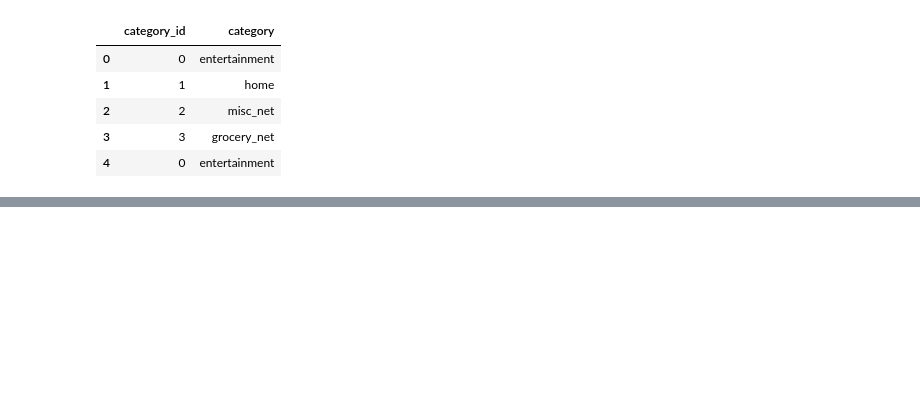
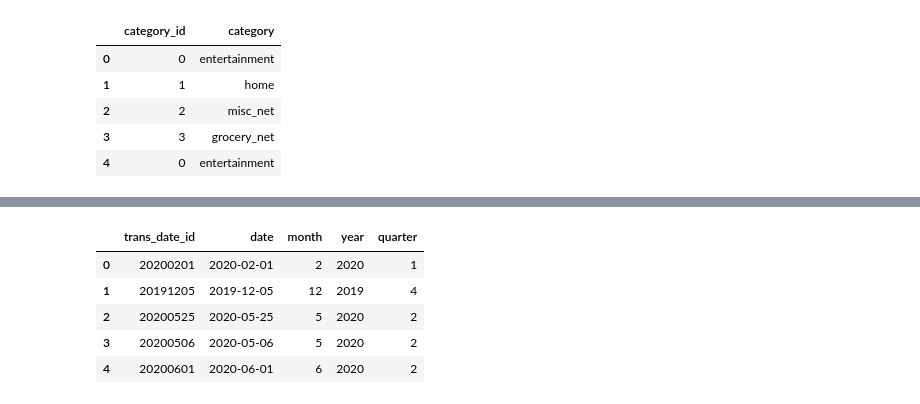
Before and after one commit to DCajiao/Credit-Card-Transaction-ETL-Project, a Jupyter notebook: notebooks/02_dimensional_model.ipynb, the cells around one changed output, grey strips where cells are left out. Drawn from its saved outputs; the diff is of its cells as text; code cells hidden in the pictures; blank space fills up the shorter version.

```diff
--- a/notebooks/02_dimensional_model.ipynb
+++ b/notebooks/02_dimensional_model.ipynb
@@ -199,0 +200,10 @@ location_dim.head()
+# %%
+date_dim = df_sample[['trans_date_id','date','month','year','quarter']]
+date_dim.head()
+# %% [output]
+|  | trans_date_id | date | month | year | quarter |
+| 0 | 20200201 | 2020-02-01 | 2 | 2020 | 1 |
+| 1 | 20191205 | 2019-12-05 | 12 | 2019 | 4 |
+| 2 | 20200525 | 2020-05-25 | 5 | 2020 | 2 |
+| 3 | 20200506 | 2020-05-06 | 5 | 2020 | 2 |
+| 4 | 20200601 | 2020-06-01 | 6 | 2020 | 2 |
```
Also changed, not shown: parts of 24 cells of this notebook.
